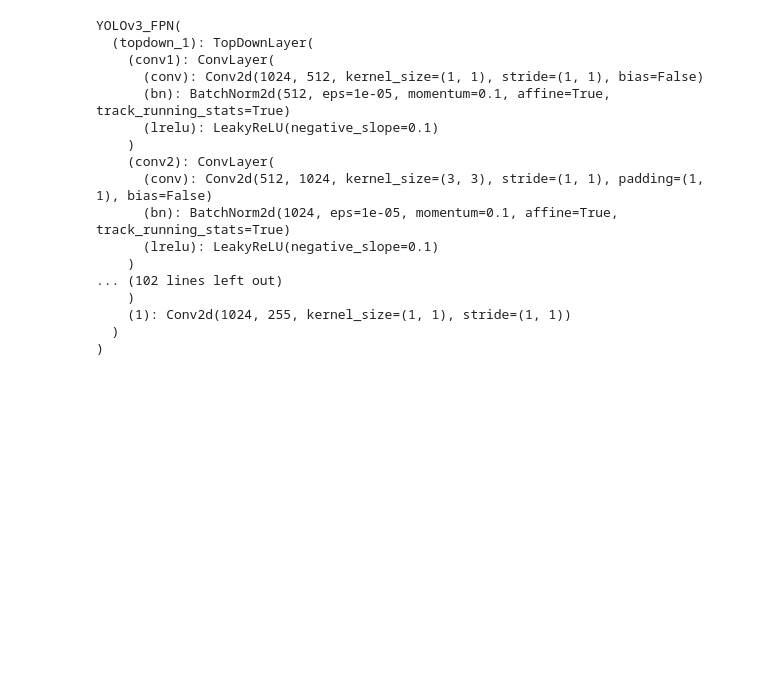
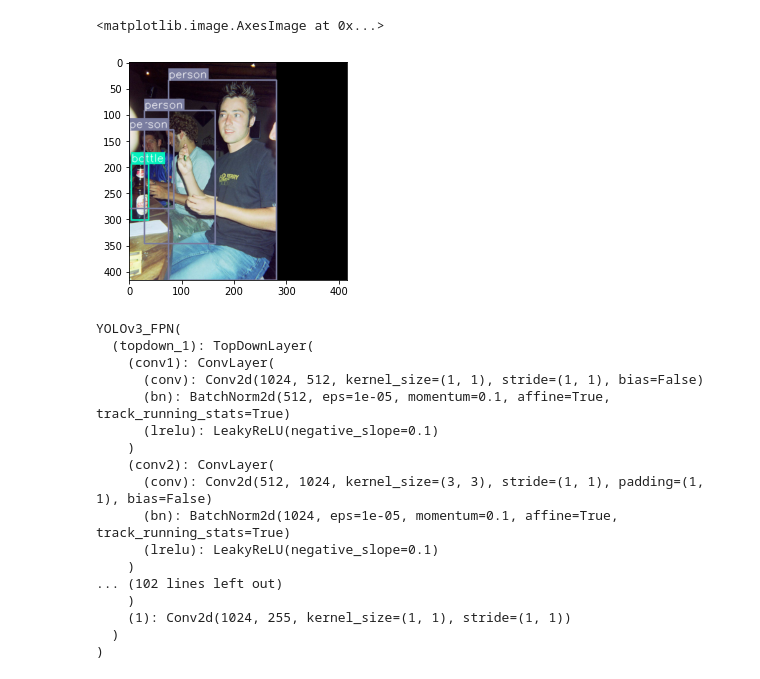
Before and after one commit to pjh5672/Trainer-of-Detectors, a Jupyter notebook: note.ipynb, the cells around one changed output. Cells and saved outputs as stored; diff of their text form; code cells hidden in the pictures; blank space fills up the shorter version.

Commit message:
add: PASCAL-VOC2012 data update

```diff
--- a/note.ipynb
+++ b/note.ipynb
@@ -0,0 +103,23 @@
+# %%
+# data_path = ROOT / 'data/coco128.yaml'
+data_path = ROOT / 'data/voc2012.yaml'
+config_path = ROOT / 'config/yolov3.yaml'
+
+exp_path = ROOT / 'experiments' / str(TIMESTAMP)
+weight_dir = exp_path / 'weights'
+image_log_dir = exp_path / 'images'
+analysis_log_dir = exp_path / 'analysis'
+
+with open(data_path, mode='r') as f:
+    data_item = yaml.load(f, Loader=yaml.FullLoader)
+with open(config_path, mode='r') as f:
+    config_item = yaml.load(f, Loader=yaml.FullLoader)
+
+rank = 0
+world_size = 1
+input_size = 416
+class_list = data_item['NAMES']
+num_epochs = config_item['NUM_EPOCHS']
+augment_strong = config_item['AUGMENT_STRONG']
+batch_size = config_item['BATCH_SIZE']
+color_list = generate_random_color(num_colors=len(class_list))
@@ -1,3 +171,19 @@
+# %%
+# dataloader = train_loader
+idx = 9
+dataloader = val_loader
+for index, mini_batch in enumerate(dataloader):
+    if (rank == 0) and (index == 0):
+        canvas_img = mini_batch[0][idx]
+        canvas_gt = mini_batch[1][idx]
+        break
+# %%
+canvas = visualize_target(canvas_img, canvas_gt, class_list, color_list) if rank == 0 else None
+plt.figure(figsize=(4,4))
+plt.imshow(canvas[...,::-1])
+# %% [output]
+<matplotlib.image.AxesImage at 0x...>
+[figure, added]
 # %%
 import yaml
 import torch
```
Also changed, not shown: parts of 5 cells of this notebook, 3 other files.
